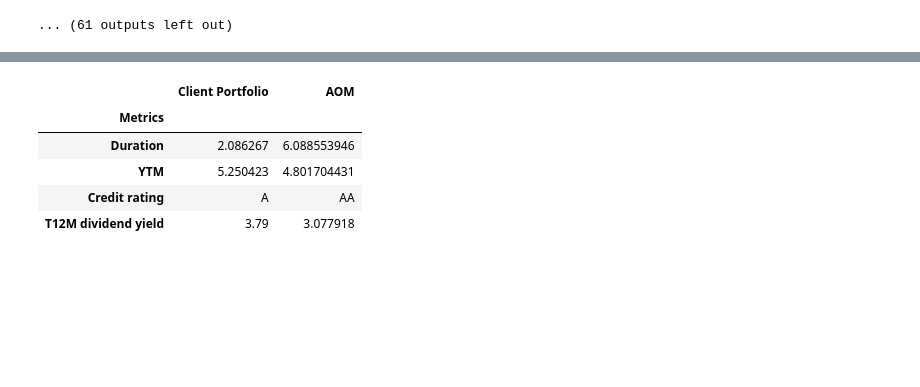
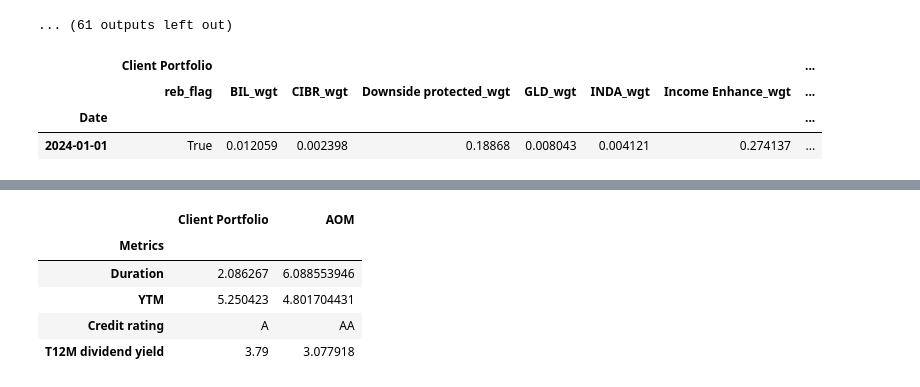
Before and after one commit to weijieleong/Portfolio-Visualizer, a Jupyter notebook: Portfolio_Visualizer_colab.ipynb, the cells around one changed output, grey strips where cells are left out. Cells and saved outputs as stored; diff of their text form; code cells hidden in the pictures; blank space fills up the shorter version.

```diff
--- a/Portfolio_Visualizer_colab.ipynb
+++ b/Portfolio_Visualizer_colab.ipynb
@@ -1220,6 +1221,15 @@ generate_key_metrics()
 [interactive output not drawn]
 [interactive output not drawn]
 ... (61 outputs left out)
+# %%
+# filter out Cash mgmt portfolios for country and sector exposure
+all_port_wgt_exCM = all_port_wgt.loc[all_port_wgt[(portfolio, 'reb_flag')] == True].head().iloc[-1:]
+all_port_wgt_exCM.loc[:, [col for col in all_port_wgt_exCM.columns if not col[1].startswith('Cash')]]
+# %% [output]
+|  | Client Portfolio |  |  |  |  |  |  | ... |
+|  | reb_flag | BIL_wgt | CIBR_wgt | Downside protected_wgt | GLD_wgt | INDA_wgt | Income Enhance_wgt | ... |
+| Date |  |  |  |  |  |  |  | ... |
+| 2024-01-01 | True | 0.012059 | 0.002398 | 0.18868 | 0.008043 | 0.004121 | 0.274137 | ... |
 # %%
 # @title 6. Generate key holdings & allocations
 client_latest_alloc = df_client_portfolios[df_client_portfolios['status']=='ACTIVE'][['type', 'nav_in_sgd']]
```
Also changed, not shown: parts of 5 cells of this notebook.
